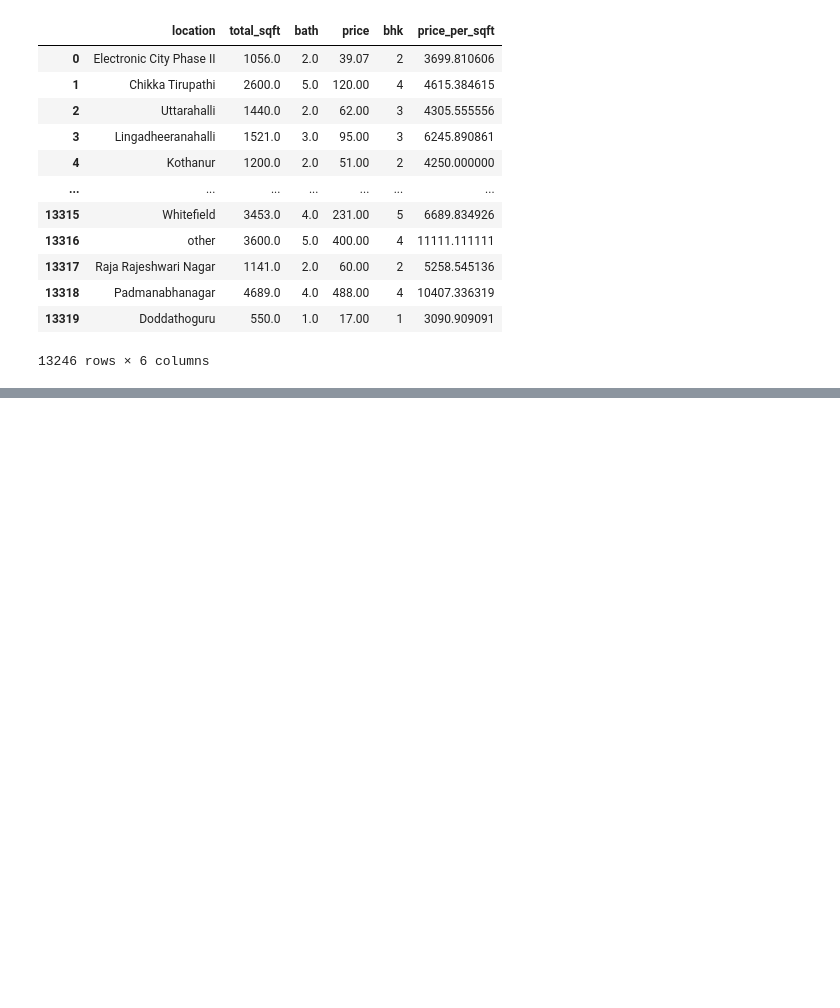
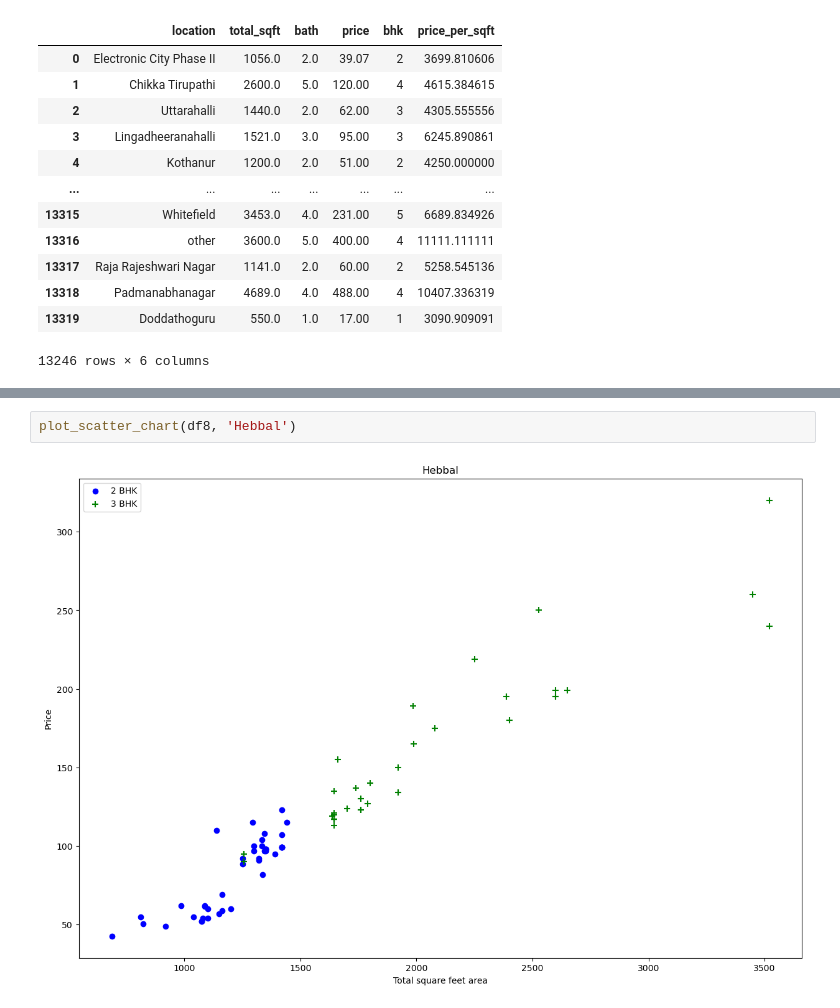
Before and after one commit to harshit10541/Real-Estate-Price-Prediction, a Jupyter notebook: Real_Estate_Price_Prediction.ipynb, the cells around one changed output, grey strips where cells are left out. Drawn from its saved outputs; the diff is of its cells as text; blank space fills up the shorter version.

```diff
--- a/Real_Estate_Price_Prediction.ipynb
+++ b/Real_Estate_Price_Prediction.ipynb
@@ -246,0 +361,4 @@ df5
+# %%
+plot_scatter_chart(df8, 'Hebbal')
+# %% [output]
+[figure, added]
```
Also changed, not shown: parts of 20 cells of this notebook.
